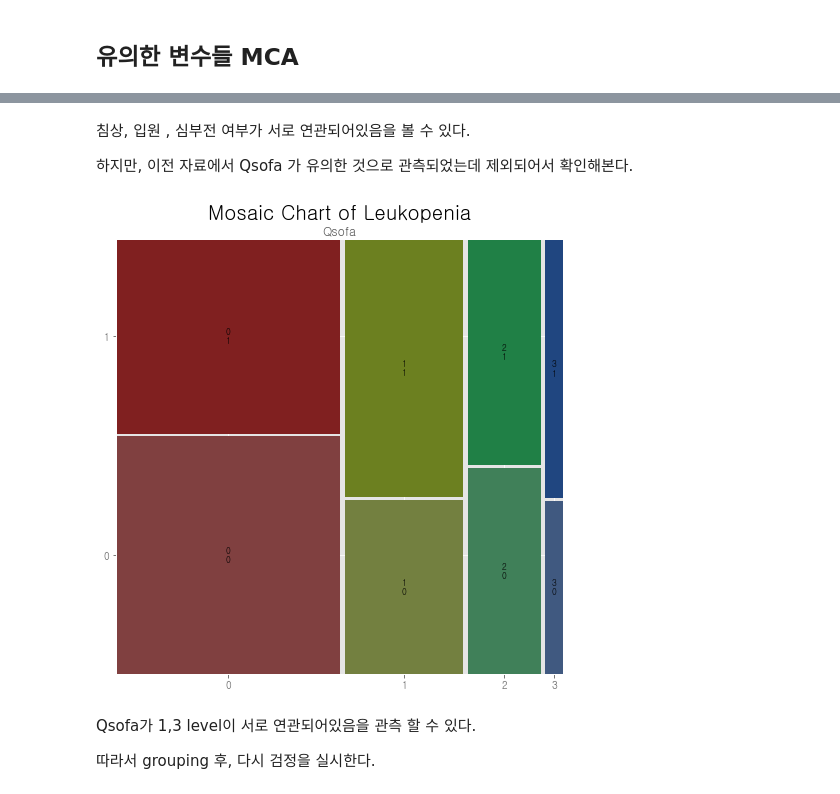
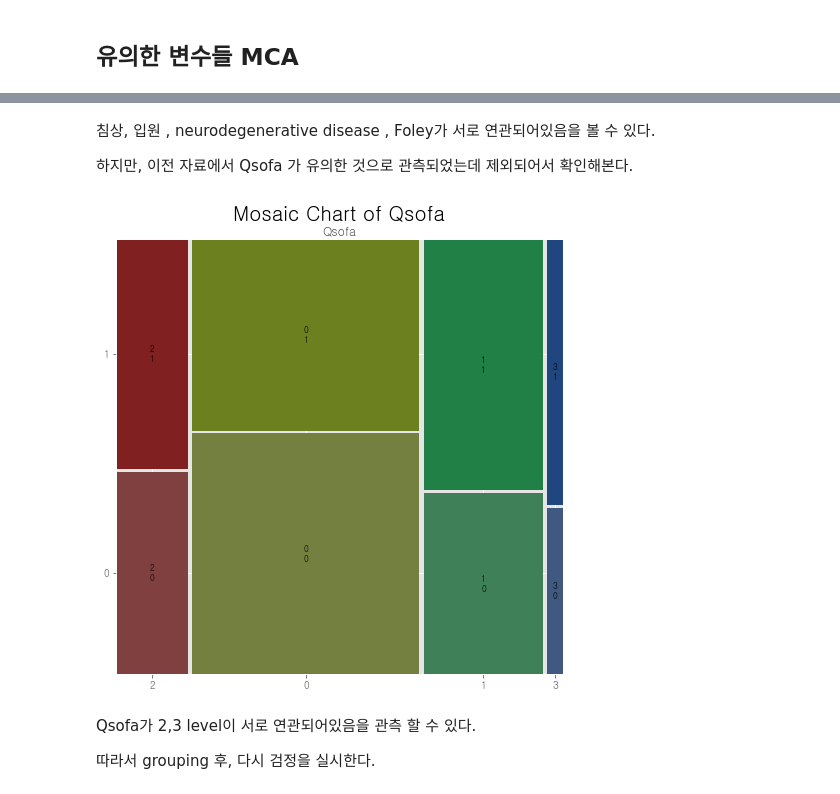
Before and after one commit to bub3690/22-1_multivariate, a Jupyter notebook: final_project/EDA.ipynb, the cells around one changed output, grey strips where cells are left out. Drawn from its saved outputs; the diff is of its cells as text; code cells hidden in the pictures.

```diff
--- a/final_project/EDA.ipynb
+++ b/final_project/EDA.ipynb
@@ -280,19 +265,10 @@ missing_col = check_missing_col(x_train)
 
 자료들간에 상관계수가 낮아서, 예측이 어려울 것이라 생각해 모두 제거.
 # %%
-x_train=pd.concat([x_train,y_train],axis=1)
-x_train.dropna(axis=0,inplace=True)
-y_train = x_train['CIP']
-x_train.drop('CIP',axis=1,inplace=True)
+
+X.dropna(axis=0,inplace=True)
 
 
 
-x_test=pd.concat([x_test,y_test],axis=1)
-x_test.dropna(axis=0,inplace=True)
-y_test = x_test['CIP']
-x_test.drop('CIP',axis=1,inplace=True)
-
-print("최종 데이터셋 사이즈")
-print("train set : ",x_train.shape)
-print("test set  : ",x_test.shape)
+print("전체 데이터셋 사이즈 : ",X.shape)
 # %% [output]
@@ -847,26 +829,26 @@ Text(0.5, 1.0, 'reduced feature 상응분석')
 # %% [markdown]
-침상, 입원 , 심부전 여부가 서로 연관되어있음을 볼 수 있다.
+침상, 입원 , neurodegenerative disease , Foley가 서로 연관되어있음을 볼 수 있다.
 
 하지만, 이전 자료에서 Qsofa 가 유의한 것으로 관측되었는데 제외되어서 확인해본다.
 # %%
 #Qsofa 조사
 
 plt.rcParams["figure.figsize"]=(8,8)
 
 mosaic(pd.concat([x_train['Qsofa'],y_train],axis=1),['Qsofa','CIP'],gap=0.01,label_rotation=True)
 
 
-plt.title('Mosaic Chart of Leukopenia', fontsize=20)
+plt.title('Mosaic Chart of Qsofa', fontsize=20)
 
 plt.xlabel('Qsofa')
 plt.ylabel('CIP')
 
 plt.show()
 plt.rcParams["figure.figsize"]=(6.0,4.0)
 # %% [output]
-[figure, old version]
+[figure, new version]
 # %% [markdown]
-Qsofa가 1,3 level이 서로 연관되어있음을 관측 할 수 있다.
+Qsofa가 2,3 level이 서로 연관되어있음을 관측 할 수 있다.
 
 따라서 grouping 후, 다시 검정을 실시한다.
 # %%
```
Also changed, not shown: parts of 45 cells of this notebook, 1 other file.
